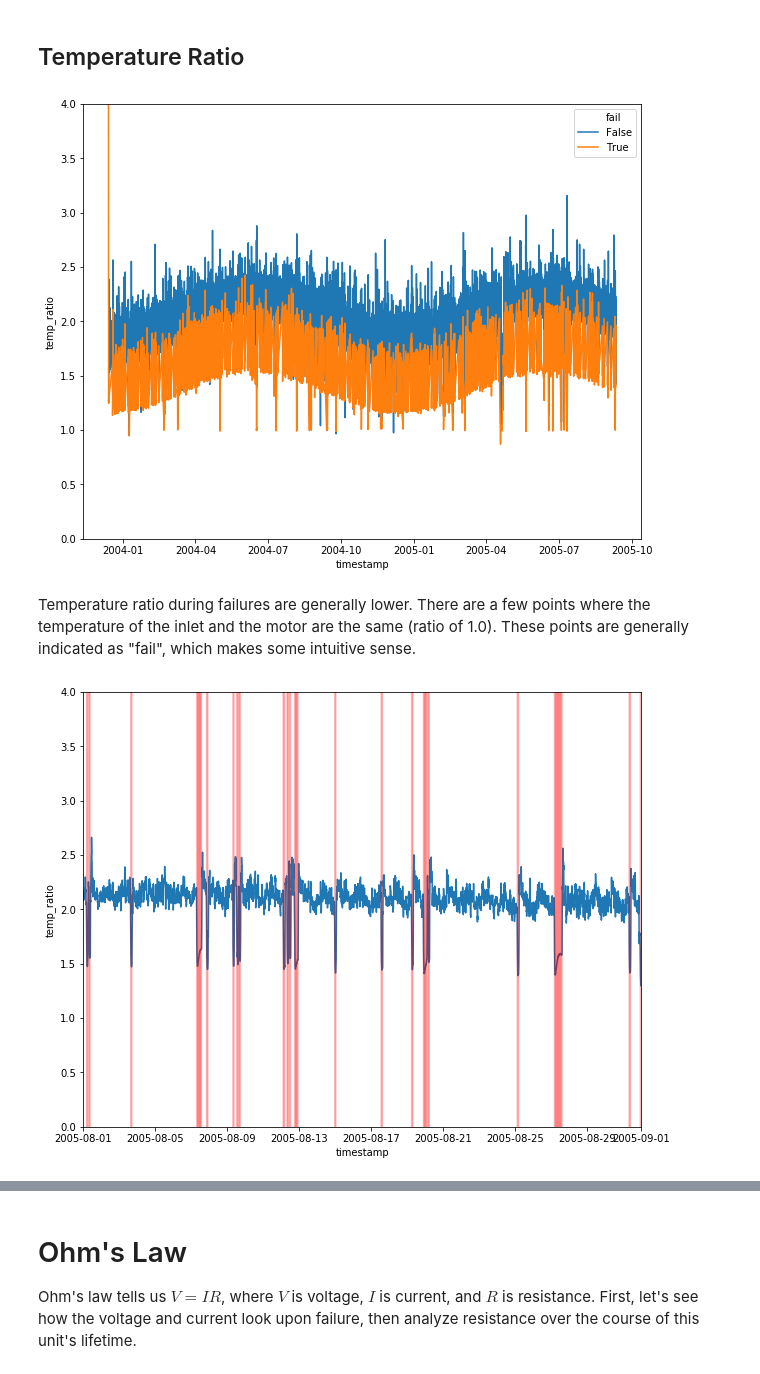
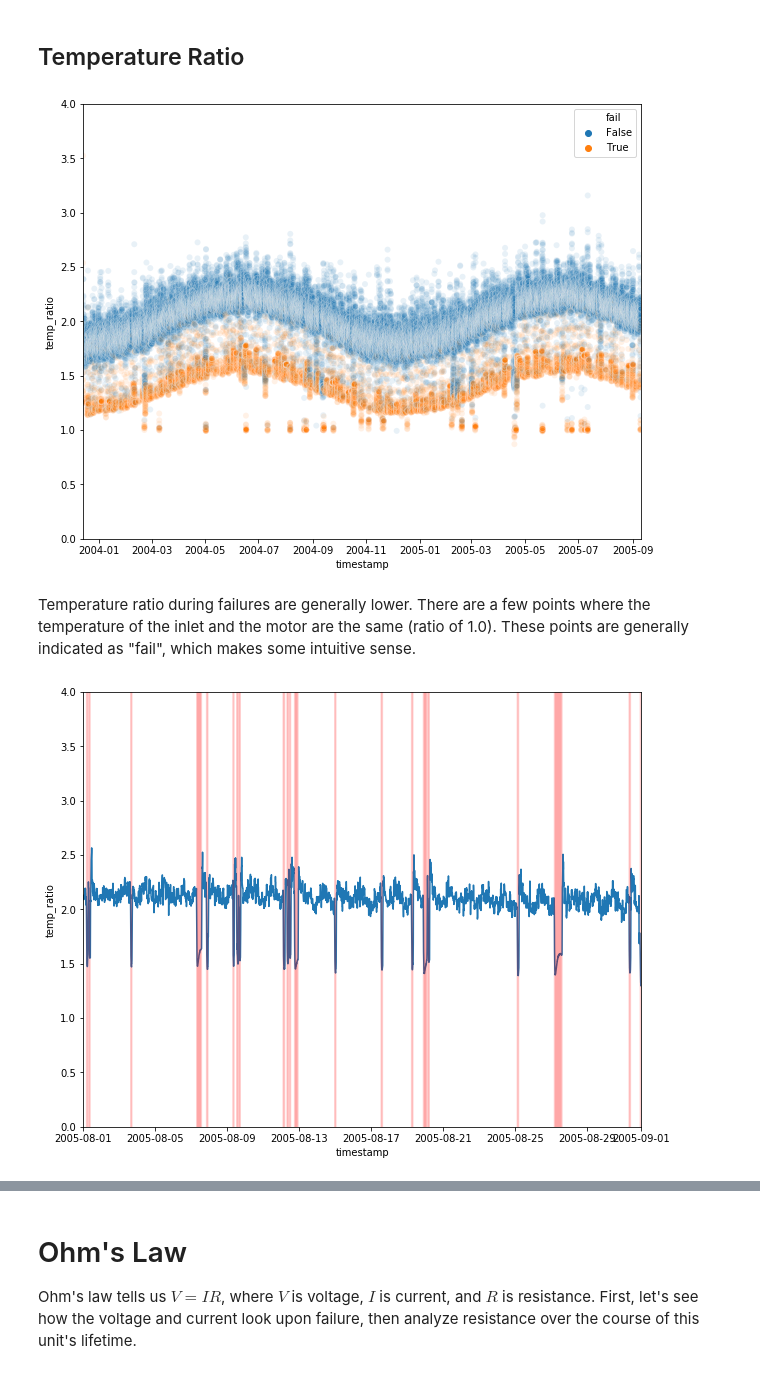
Before and after one commit to tawe141/data-science-challenge, a Jupyter notebook: Data science challenge.ipynb, the cells around one changed output, grey strips where cells are left out. Saved outputs shown, nothing was run; the diff lists cells and outputs as text; code cells hidden in the pictures.

```diff
--- a/Data science challenge.ipynb
+++ b/Data science challenge.ipynb
@@ -91,7 +92,7 @@ from scipy.signal import medfilt
 def denoise_signal(df, kernel_size=3):
     return df.apply(lambda x: medfilt(x, kernel_size=kernel_size))
 
-rms = denoise_signal(rms, 5)
+rms = denoise_signal(rms, 7)
 
 rms.loc["2005-08-01":"2005-09-01"].plot(ylim=(-10, 1500))
 # %% [output]
@@ -145,23 +148,24 @@ Temperatures during failure are generally lower than when the unit is not failin
 # %%
 rms['temp_ratio'] = rms['motor_temp'] / rms['inlet_temp']
 plt.figure(figsize=(10,8))
-sns.lineplot(x=rms.index, y='temp_ratio', hue='fail', data=rms)
+sns.scatterplot(x=rms.index, y='temp_ratio', hue='fail', data=rms, alpha=0.1)
 plt.ylim((0, 4))
+plt.xlim((rms.index[0], rms.index[-1]))
 plt.show()
 # %% [output]
-[figure, old version]
+[figure, new version]
 # %% [markdown]
 Temperature ratio during failures are generally lower. There are a few points where the temperature of the inlet and the motor are the same (ratio of 1.0). These points are generally indicated as "fail", which makes some intuitive sense.
 # %%
 plt.figure(figsize=(10,8))
 plt.plot(rms.index, rms['temp_ratio'])
 for i in failure_dates[(failure_dates > "2005-08-01") & (failure_dates < "2005-09-01")]:
-    plt.axvline(x=i, color='r', alpha=0.05)
+    plt.axvline(x=i, color='r', alpha=0.03)
 plt.xlabel('timestamp')
 plt.ylabel('temp_ratio')
 plt.xlim(("2005-08-01", "2005-09-01"))
 plt.ylim((0, 4))
 plt.show()
 # %% [output]
-[figure, old version]
+[figure, new version]
 # %% [markdown]
```
Also changed, not shown: parts of 35 cells of this notebook, 4 other files.
